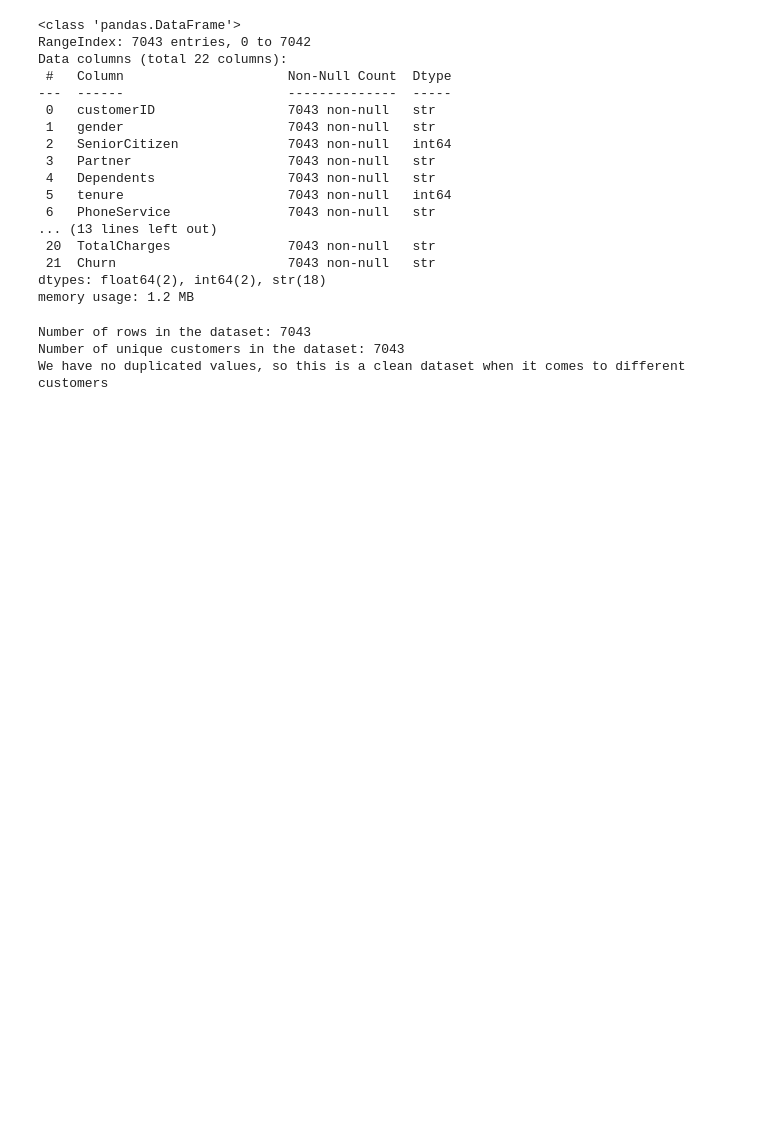
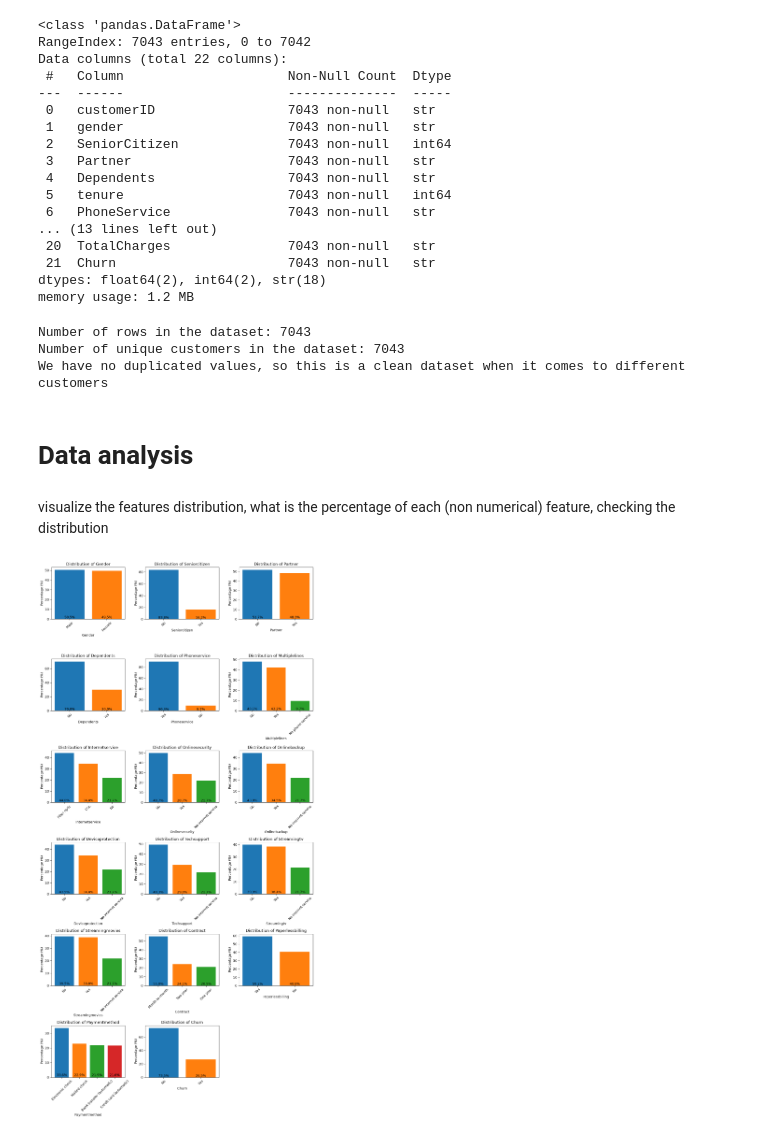
Before and after one commit to danielLutziger/churn-investigation, a Jupyter notebook: churn_data_analysis.ipynb, the cells around one changed output. Saved outputs shown, nothing was run; the diff lists cells and outputs as text; code cells hidden in the pictures; blank space fills up the shorter version.

```diff
--- a/churn_data_analysis.ipynb
+++ b/churn_data_analysis.ipynb
@@ -76,0 +74,4 @@ class ChurnDataset:
+# %% [markdown]
+# Data analysis
+# %%
+df['SeniorCitizen'] = np.where(df['SeniorCitizen'] == 1, 'Yes', 'No')
@@ -76,0 +181,6 @@ class ChurnDataset:
+# %% [markdown]
+visualize the features distribution, what is the percentage of each (non numerical) feature, checking the distribution
+# %%
+visualize_non_numerical_variable(df, ['gender', 'SeniorCitizen', 'Partner', 'Dependents', 'PhoneService', 'MultipleLines', 'InternetService', 'OnlineSecurity', 'OnlineBackup', 'DeviceProtection', 'TechSupport', 'StreamingTV', 'StreamingMovies', 'Contract', 'PaperlessBilling', 'PaymentMethod', 'Churn'])
+# %% [output]
+[figure, added]
```
Also changed, not shown: parts of 19 cells of this notebook, 1 other file.
